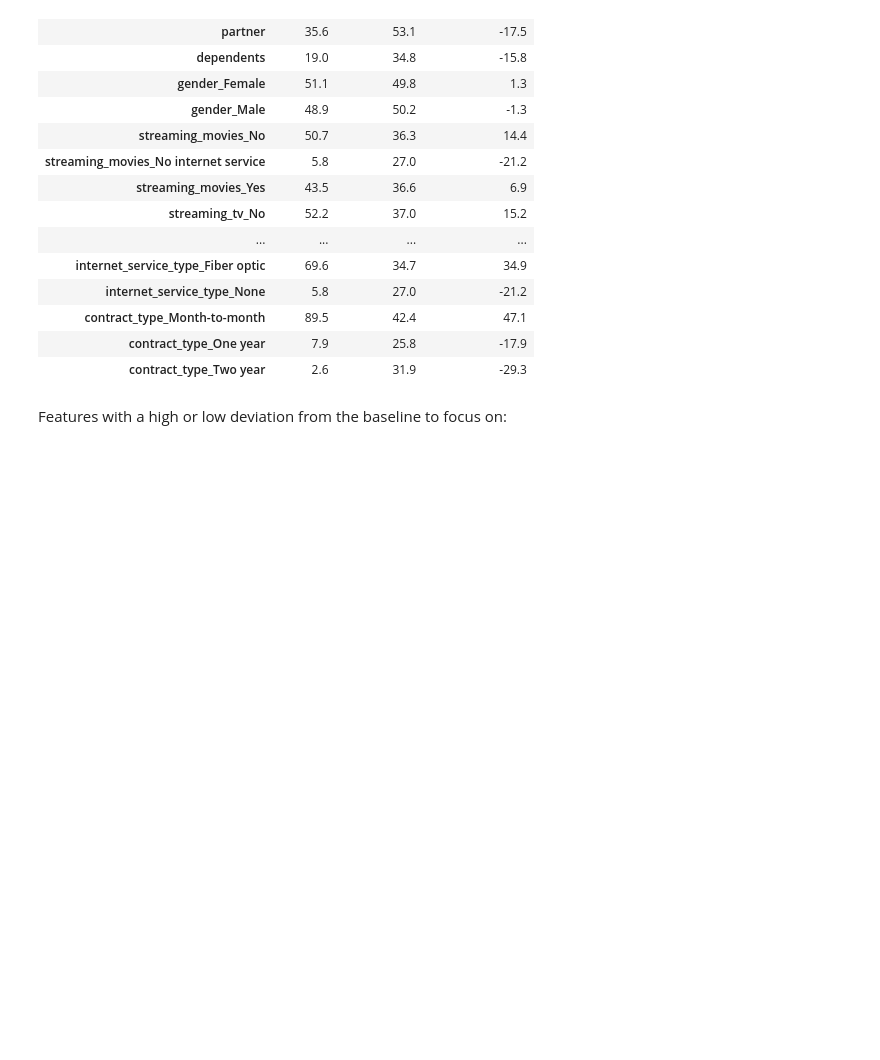
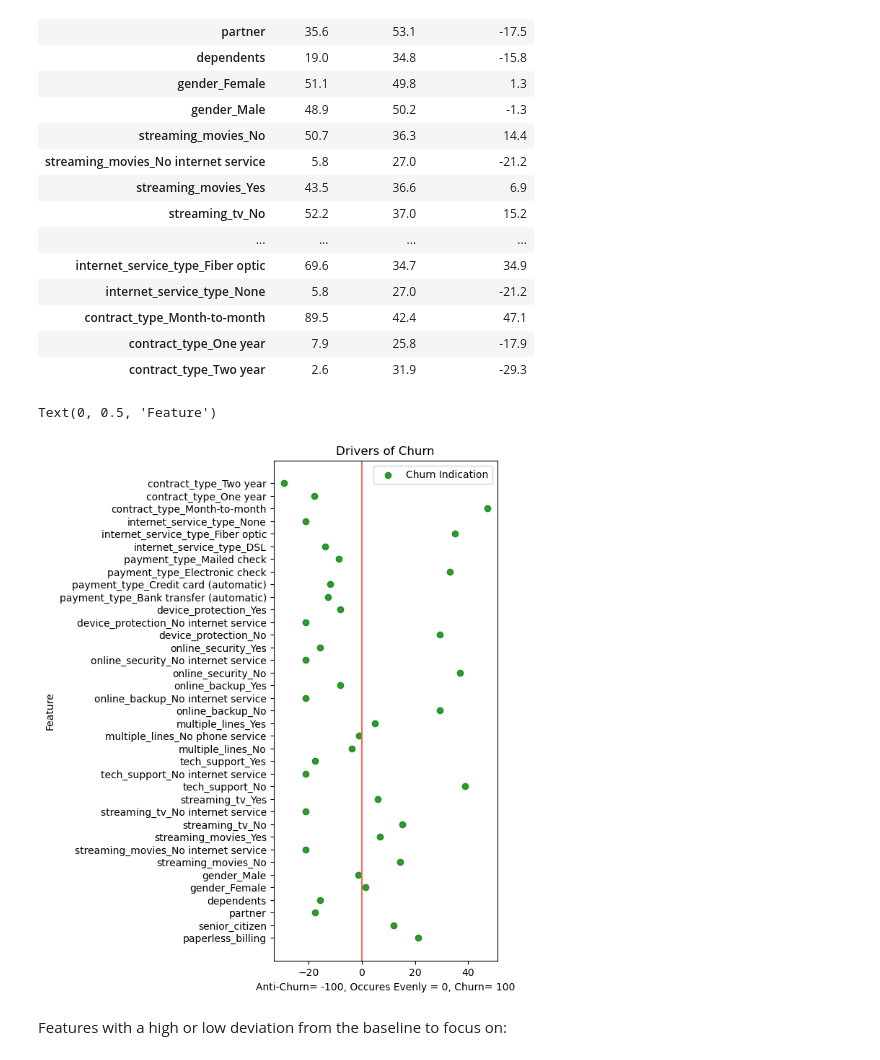
Before and after one commit to JoshuaHolt-Tech/classification_project, a Jupyter notebook: working_notebook.ipynb, the cells around one changed output. Saved outputs shown, nothing was run; the diff lists cells and outputs as text; code cells hidden in the pictures; blank space fills up the shorter version.

```diff
--- a/working_notebook.ipynb
+++ b/working_notebook.ipynb
@@ -175,6 +175,24 @@ dis_df
 | contract_type_Month-to-month | 89.5 | 42.4 | 47.1 |
 | contract_type_One year | 7.9 | 25.8 | -17.9 |
 | contract_type_Two year | 2.6 | 31.9 | -29.3 |
+# %%
+my_range=range(1,len(dis_df.index) + 1)
+plt.figure(figsize=(4,9))
+#plt.hlines(y=my_range, xmin=dis_df['Churn %'], xmax=dis_df['Not Churn %'], color='grey', alpha=0.4)
+#plt.scatter(dis_df['Churn %'], my_range, color='navy', alpha=1, label='Churn %')
+#plt.scatter(dis_df['Not Churn %'], my_range, color='gold', alpha=0.8 , label='Not Churn %')
+plt.scatter(dis_df['Churn Indication'], my_range, color='green', alpha=0.8 , label='Churn Indication')
+plt.axvline(0, c='tomato')
+plt.legend()
+
+# Add title and axis names
+plt.yticks(my_range, dis_df.index)
+plt.title("Drivers of Churn", loc='center')
+plt.xlabel('Anti-Churn= -100, Occures Evenly = 0, Churn= 100')
+plt.ylabel('Feature')
+# %% [output]
+Text(0, 0.5, 'Feature')
+[figure, added]
 # %% [markdown]
 Features with a high or low deviation from the baseline to focus on:
 # %%
```
Also changed, not shown: parts of 3 cells of this notebook, 3 other files.
